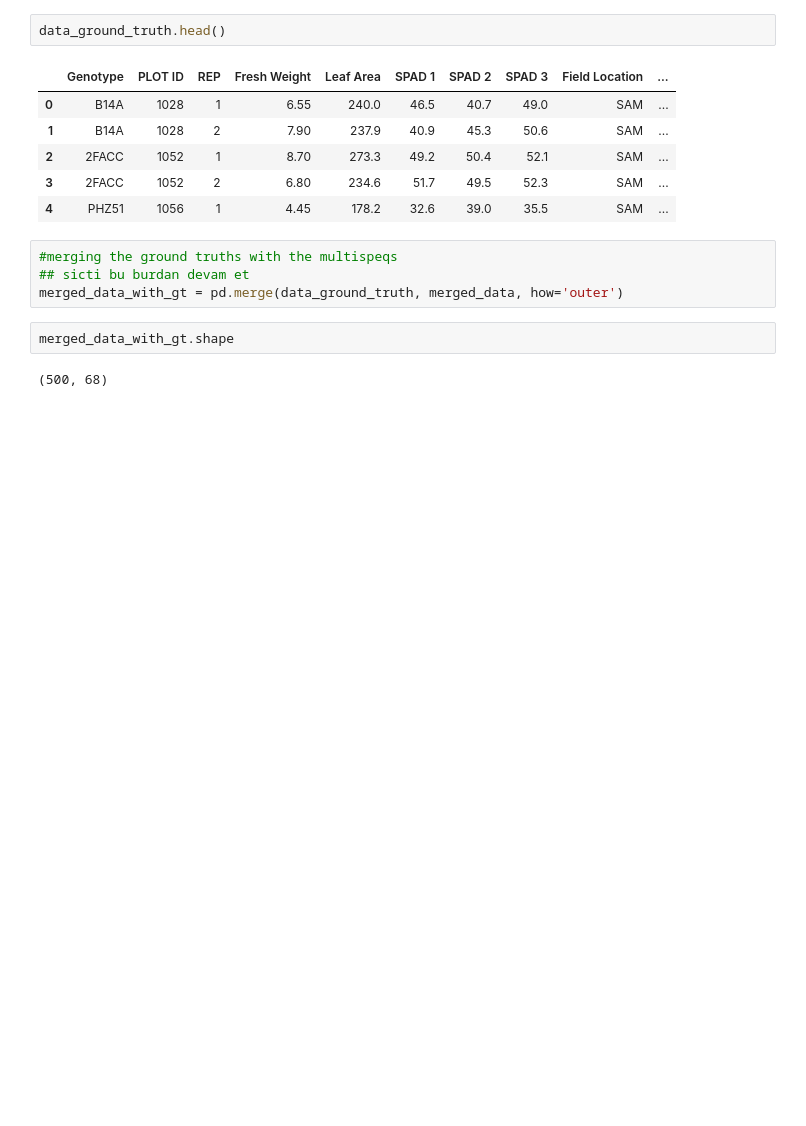
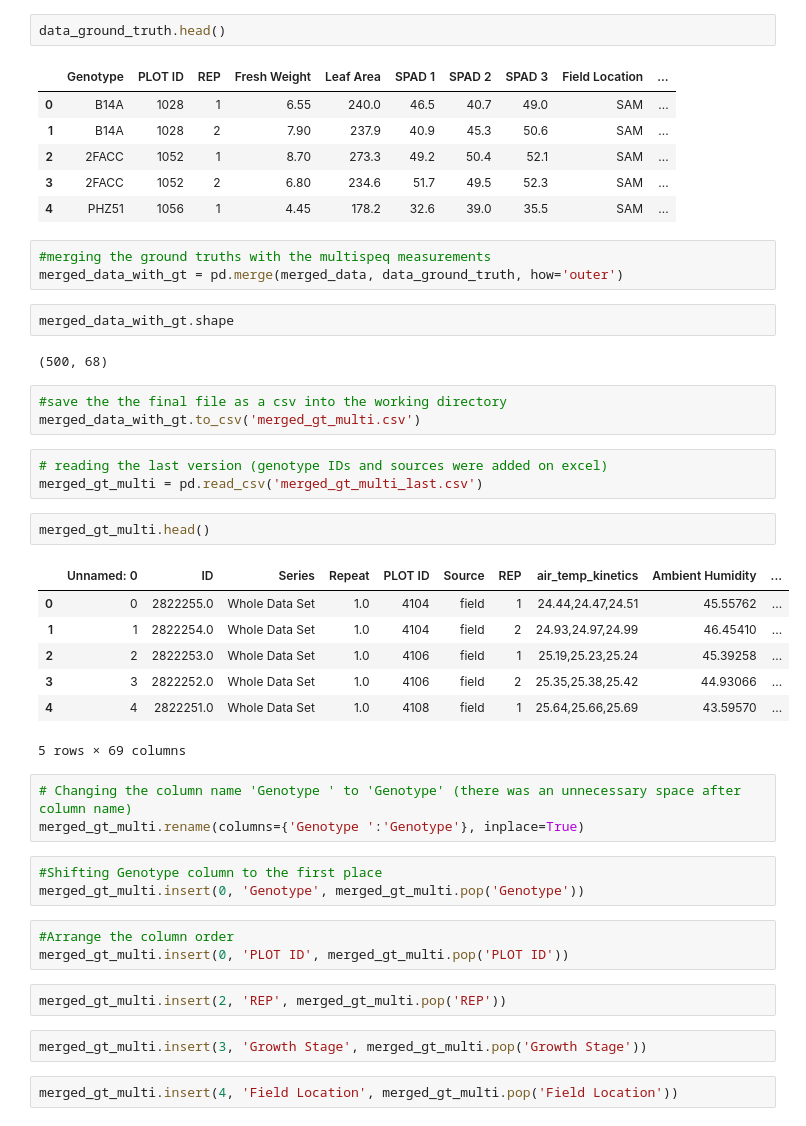
Before and after one commit to distip/Maize_2022_Brooke, a Jupyter notebook: merging.ipynb, the cells around one changed output. Drawn from its saved outputs; the diff is of its cells as text; blank space fills up the shorter version.

```diff
--- a/merging.ipynb
+++ b/merging.ipynb
@@ -112,10 +116,40 @@ data_ground_truth.head()
 | 3 | 2FACC | 1052 | 2 | 6.80 | 234.6 | 51.7 | 49.5 | 52.3 | SAM | ... |
 | 4 | PHZ51 | 1056 | 1 | 4.45 | 178.2 | 32.6 | 39.0 | 35.5 | SAM | ... |
 # %%
-#merging the ground truths with the multispeqs
-## sicti bu burdan devam et
-merged_data_with_gt = pd.merge(data_ground_truth, merged_data, how='outer')
+#merging the ground truths with the multispeq measurements
+merged_data_with_gt = pd.merge(merged_data, data_ground_truth, how='outer')
 # %%
 merged_data_with_gt.shape
 # %% [output]
 (500, 68)
+# %%
+#save the the final file as a csv into the working directory
+merged_data_with_gt.to_csv('merged_gt_multi.csv')
+# %%
+# reading the last version (genotype IDs and sources were added on excel)
+merged_gt_multi = pd.read_csv('merged_gt_multi_last.csv')
+# %%
+merged_gt_multi.head()
+# %% [output]
+|  | Unnamed: 0 | ID | Series | Repeat | PLOT ID | Source | REP | air_temp_kinetics | Ambient Humidity | ... |
+| 0 | 0 | 2822255.0 | Whole Data Set | 1.0 | 4104 | field | 1 | 24.44,24.47,24.51 | 45.55762 | ... |
+| 1 | 1 | 2822254.0 | Whole Data Set | 1.0 | 4104 | field | 2 | 24.93,24.97,24.99 | 46.45410 | ... |
+| 2 | 2 | 2822253.0 | Whole Data Set | 1.0 | 4106 | field | 1 | 25.19,25.23,25.24 | 45.39258 | ... |
+| 3 | 3 | 2822252.0 | Whole Data Set | 1.0 | 4106 | field | 2 | 25.35,25.38,25.42 | 44.93066 | ... |
+| 4 | 4 | 2822251.0 | Whole Data Set | 1.0 | 4108 | field | 1 | 25.64,25.66,25.69 | 43.59570 | ... |
+5 rows × 69 columns
+# %%
+# Changing the column name 'Genotype ' to 'Genotype' (there was an unnecessary space after column name)
+merged_gt_multi.rename(columns={'Genotype ':'Genotype'}, inplace=True)
+# %%
+#Shifting Genotype column to the first place
+merged_gt_multi.insert(0, 'Genotype', merged_gt_multi.pop('Genotype'))
+# %%
+#Arrange the column order
+merged_gt_multi.insert(0, 'PLOT ID', merged_gt_multi.pop('PLOT ID'))
+# %%
+merged_gt_multi.insert(2, 'REP', merged_gt_multi.pop('REP'))
+# %%
+merged_gt_multi.insert(3, 'Growth Stage', merged_gt_multi.pop('Growth Stage'))
+# %%
+merged_gt_multi.insert(4, 'Field Location', merged_gt_multi.pop('Field Location'))
```
Also changed, not shown: parts of 25 cells of this notebook, 2 other files.
